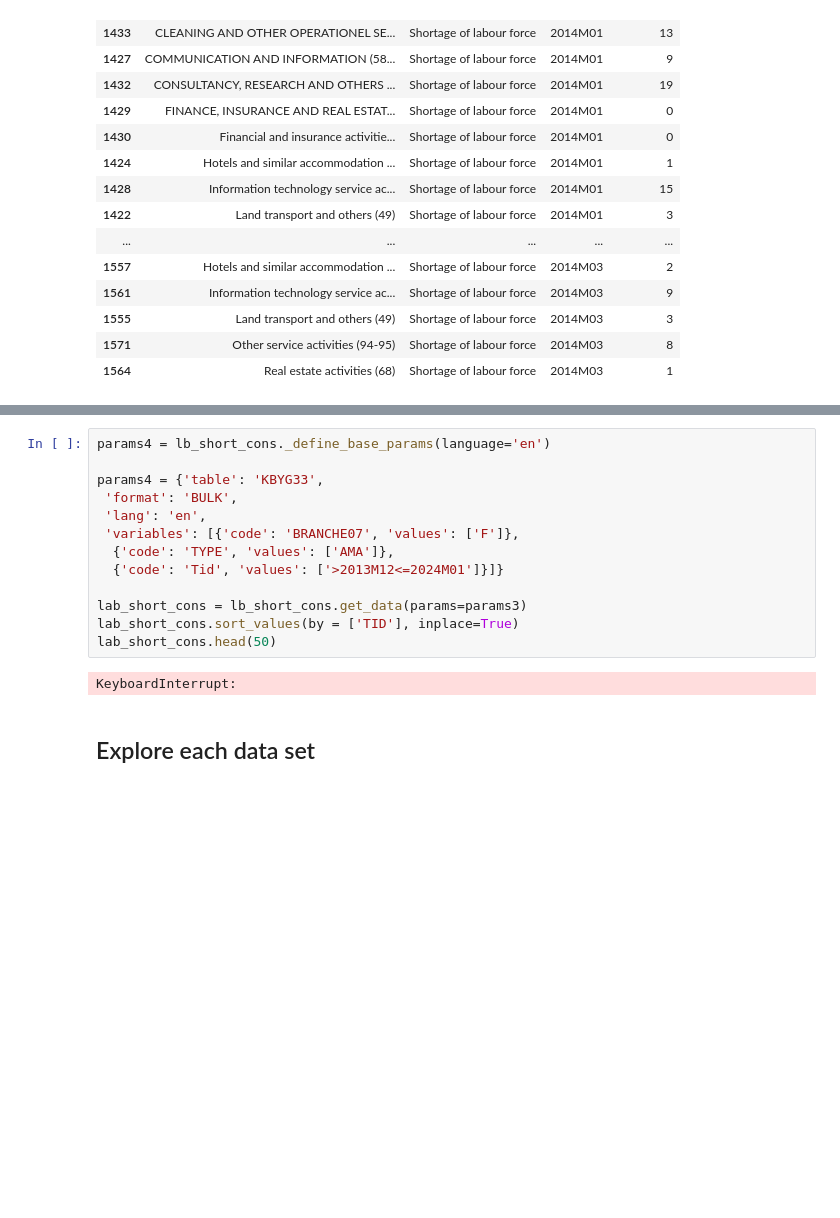
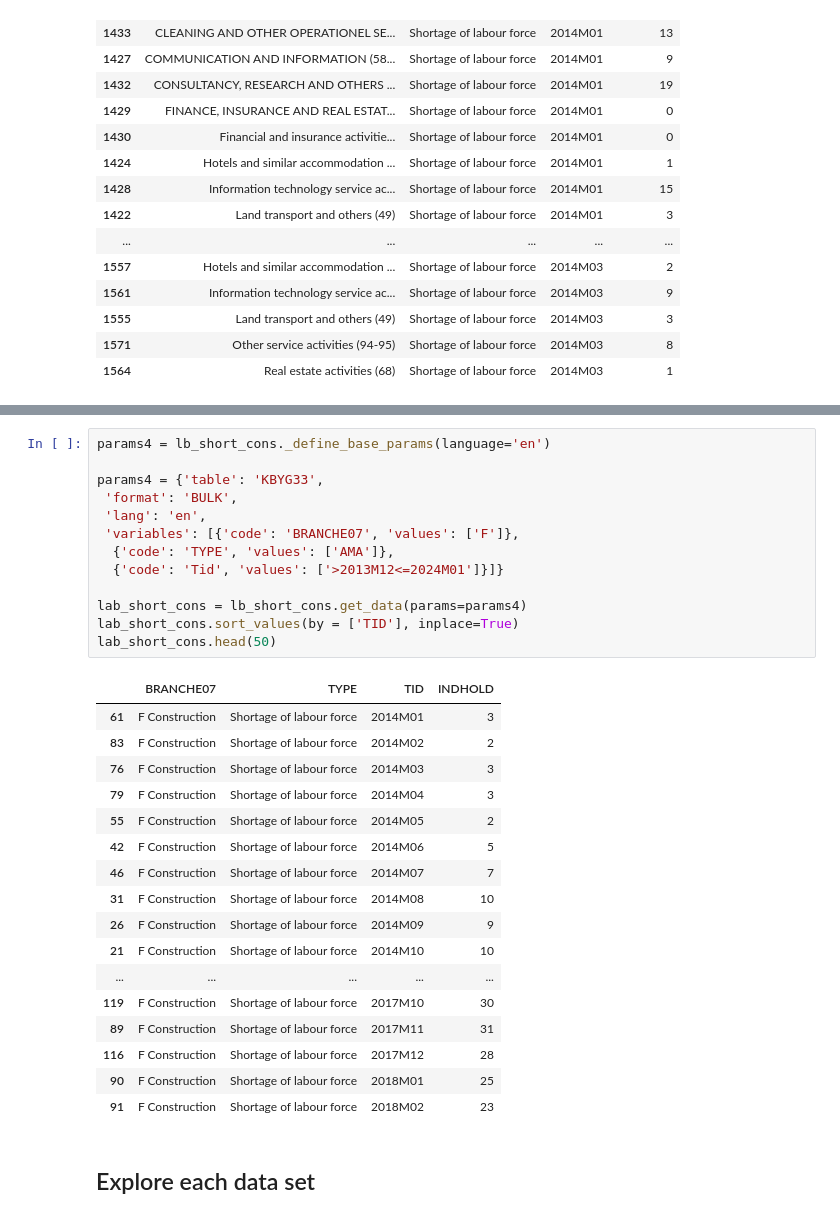
Before and after one commit to NumEconCopenhagen/Projects_2024_Emma-Anna-Oscar, a Jupyter notebook: dataproject/dataproject.ipynb, the cells around one changed output, grey strips where cells are left out. Saved outputs shown, nothing was run; the diff lists cells and outputs as text; blank space fills up the shorter version.

```diff
--- a/dataproject/dataproject.ipynb
+++ b/dataproject/dataproject.ipynb
@@ -304,18 +342,34 @@ KeyboardInterrupt:
 # %%
 params4 = lb_short_cons._define_base_params(language='en')
 
 params4 = {'table': 'KBYG33',
  'format': 'BULK',
  'lang': 'en',
  'variables': [{'code': 'BRANCHE07', 'values': ['F']},
   {'code': 'TYPE', 'values': ['AMA']},
   {'code': 'Tid', 'values': ['>2013M12<=2024M01']}]}
 
-lab_short_cons = lb_short_cons.get_data(params=params3)
+lab_short_cons = lb_short_cons.get_data(params=params4)
 lab_short_cons.sort_values(by = ['TID'], inplace=True)
 lab_short_cons.head(50)
 # %% [output]
-KeyboardInterrupt:
+|  | BRANCHE07 | TYPE | TID | INDHOLD |
+| 61 | F Construction | Shortage of labour force | 2014M01 | 3 |
+| 83 | F Construction | Shortage of labour force | 2014M02 | 2 |
+| 76 | F Construction | Shortage of labour force | 2014M03 | 3 |
+| 79 | F Construction | Shortage of labour force | 2014M04 | 3 |
+| 55 | F Construction | Shortage of labour force | 2014M05 | 2 |
+| 42 | F Construction | Shortage of labour force | 2014M06 | 5 |
+| 46 | F Construction | Shortage of labour force | 2014M07 | 7 |
+| 31 | F Construction | Shortage of labour force | 2014M08 | 10 |
+| 26 | F Construction | Shortage of labour force | 2014M09 | 9 |
+| 21 | F Construction | Shortage of labour force | 2014M10 | 10 |
+| ... | ... | ... | ... | ... |
+| 119 | F Construction | Shortage of labour force | 2017M10 | 30 |
+| 89 | F Construction | Shortage of labour force | 2017M11 | 31 |
+| 116 | F Construction | Shortage of labour force | 2017M12 | 28 |
+| 90 | F Construction | Shortage of labour force | 2018M01 | 25 |
+| 91 | F Construction | Shortage of labour force | 2018M02 | 23 |
 # %% [markdown]
 ## Explore each data set
 # %% [markdown]
```
Also changed, not shown: parts of 5 cells of this notebook.
